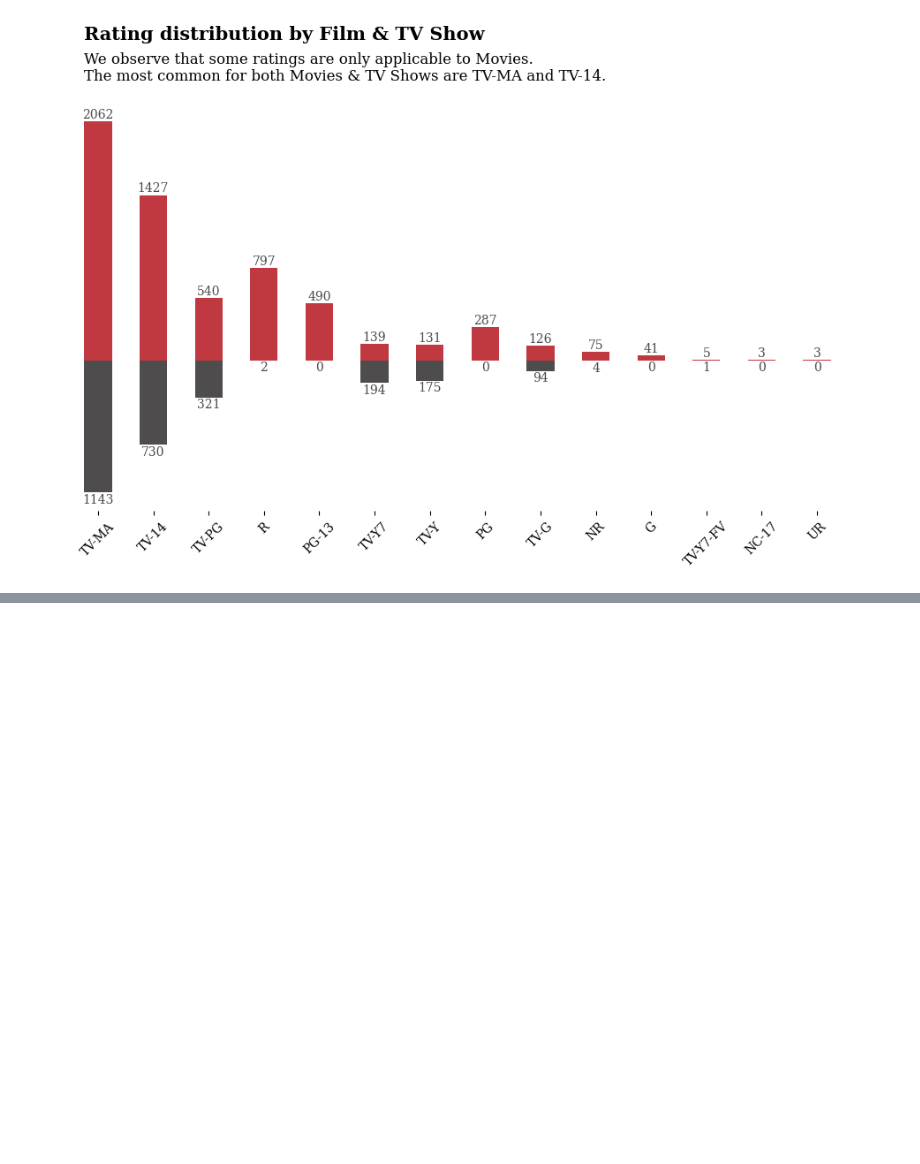
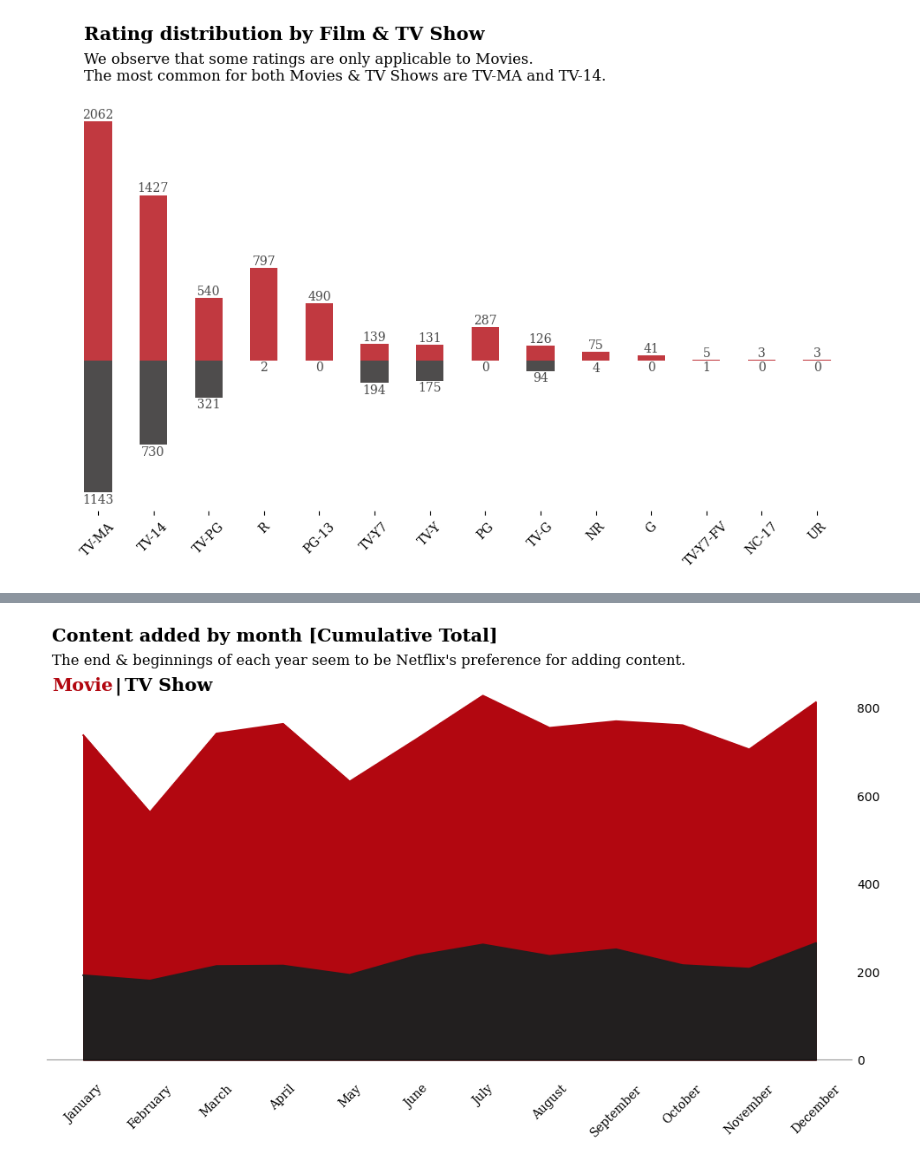
Before and after one commit to 07ductoan12/visualization, a Jupyter notebook: netflix/netflix.ipynb, the cells around one changed output, grey strips where cells are left out. Cells and saved outputs as stored; diff of their text form; code cells hidden in the pictures; blank space fills up the shorter version.

```diff
--- a/netflix/netflix.ipynb
+++ b/netflix/netflix.ipynb
@@ -694,0 +861,69 @@ plt.show()
+# %%
+fig, ax = plt.subplots(1, 1, figsize=(12, 6))
+color = ["#b20710", "#221f1f"]
+
+for i, mtv in enumerate(df["type"].value_counts().index):
+    mtv_rel = data_sub[mtv]
+    ax.plot(mtv_rel.index, mtv_rel, color=color[i], label=mtv)
+    ax.fill_between(mtv_rel.index, mtv_rel, color=color[i], label=mtv)
+
+ax.yaxis.tick_right()
+ax.tick_params(axis="both", which="both", length=0)
+ax.axhline(y=0, color="black", linewidth=0.8, alpha=0.4)
+ax.grid(False)
+ax.set_xticks(range(len(data_sub.index)))
+ax.set_xticklabels(data_sub.index, fontfamily="serif", rotation=45)
+
+fig.text(
+    0.13,
+    0.95,
+    "Content added by month [Cumulative Total]",
+    fontsize=15,
+    fontweight="bold",
+    fontfamily="serif",
+)
+fig.text(
+    0.13,
+    0.905,
+    "The end & beginnings of each year seem to be Netflix's preference for adding content.",
+    fontsize=12,
+    fontweight="light",
+    fontfamily="serif",
+)
+
+fig.text(
+    x=0.13,
+    y=0.855,
+    s="Movie",
+    fontfamily="serif",
+    fontweight="bold",
+    fontsize=15,
+    color="#b20710",
+)
+
+fig.text(
+    x=0.19,
+    y=0.855,
+    s="|",
+    fontfamily="serif",
+    fontweight="bold",
+    fontsize=15,
+    color="black",
+)
+fig.text(
+    x=0.2,
+    y=0.855,
+    s="TV Show",
+    fontfamily="serif",
+    fontweight="bold",
+    fontsize=15,
+    color="black",
+)
+
+
+for spine in ["top", "bottom", "left", "right"]:
+    ax.spines[spine].set_visible(False)
+
+plt.show()
+# %% [output]
+[figure, added]
```
Also changed, not shown: parts of 19 cells of this notebook.
